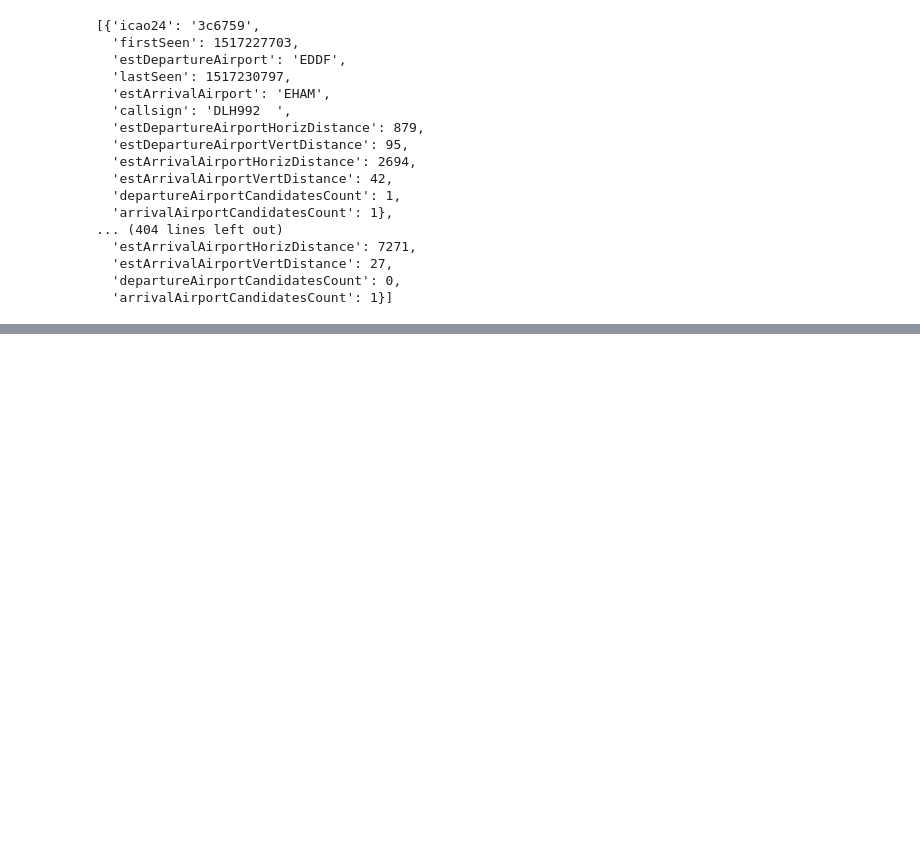
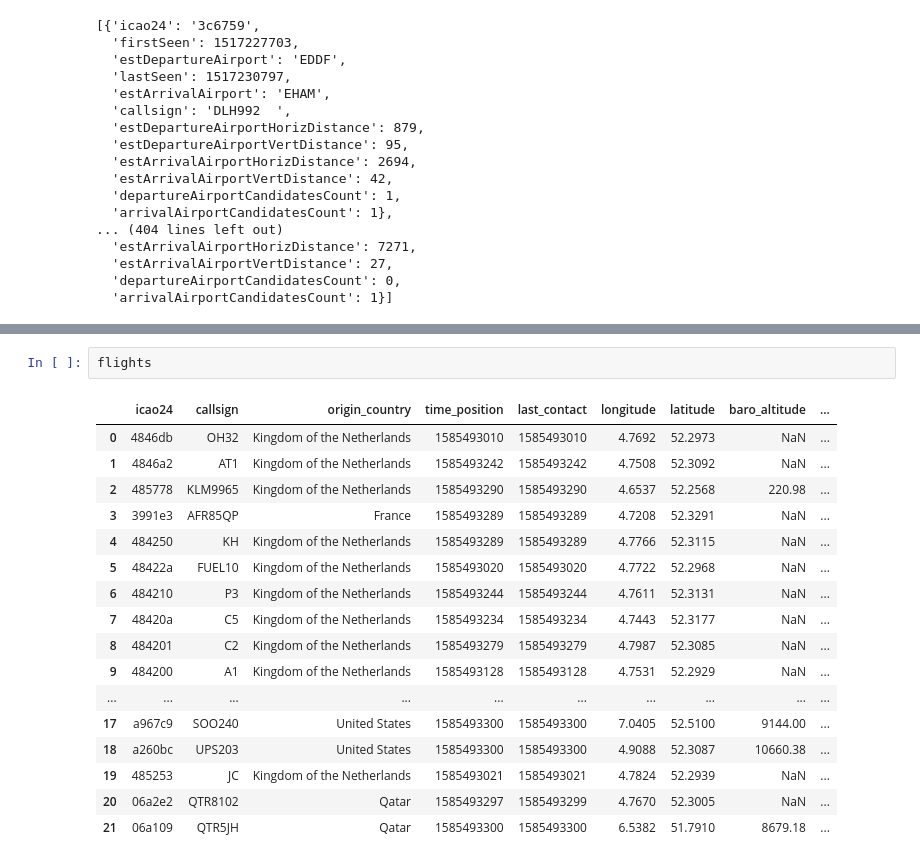
Before and after one commit to jvanelteren/flight_data_plotter, a Jupyter notebook: flight_monitoring.ipynb, the cells around one changed output, grey strips where cells are left out. Saved outputs shown, nothing was run; the diff lists cells and outputs as text; blank space fills up the shorter version.

```diff
--- a/flight_monitoring.ipynb
+++ b/flight_monitoring.ipynb
@@ -117,0 +138,20 @@ data
+# %%
+flights
+# %% [output]
+|  | icao24 | callsign | origin_country | time_position | last_contact | longitude | latitude | baro_altitude | ... |
+| 0 | 4846db | OH32 | Kingdom of the Netherlands | 1585493010 | 1585493010 | 4.7692 | 52.2973 | NaN | ... |
+| 1 | 4846a2 | AT1 | Kingdom of the Netherlands | 1585493242 | 1585493242 | 4.7508 | 52.3092 | NaN | ... |
+| 2 | 485778 | KLM9965 | Kingdom of the Netherlands | 1585493290 | 1585493290 | 4.6537 | 52.2568 | 220.98 | ... |
+| 3 | 3991e3 | AFR85QP | France | 1585493289 | 1585493289 | 4.7208 | 52.3291 | NaN | ... |
+| 4 | 484250 | KH | Kingdom of the Netherlands | 1585493289 | 1585493289 | 4.7766 | 52.3115 | NaN | ... |
+| 5 | 48422a | FUEL10 | Kingdom of the Netherlands | 1585493020 | 1585493020 | 4.7722 | 52.2968 | NaN | ... |
+| 6 | 484210 | P3 | Kingdom of the Netherlands | 1585493244 | 1585493244 | 4.7611 | 52.3131 | NaN | ... |
+| 7 | 48420a | C5 | Kingdom of the Netherlands | 1585493234 | 1585493234 | 4.7443 | 52.3177 | NaN | ... |
+| 8 | 484201 | C2 | Kingdom of the Netherlands | 1585493279 | 1585493279 | 4.7987 | 52.3085 | NaN | ... |
+| 9 | 484200 | A1 | Kingdom of the Netherlands | 1585493128 | 1585493128 | 4.7531 | 52.2929 | NaN | ... |
+| ... | ... | ... | ... | ... | ... | ... | ... | ... | ... |
+| 17 | a967c9 | SOO240 | United States | 1585493300 | 1585493300 | 7.0405 | 52.5100 | 9144.00 | ... |
+| 18 | a260bc | UPS203 | United States | 1585493300 | 1585493300 | 4.9088 | 52.3087 | 10660.38 | ... |
+| 19 | 485253 | JC | Kingdom of the Netherlands | 1585493021 | 1585493021 | 4.7824 | 52.2939 | NaN | ... |
+| 20 | 06a2e2 | QTR8102 | Qatar | 1585493297 | 1585493299 | 4.7670 | 52.3005 | NaN | ... |
+| 21 | 06a109 | QTR5JH | Qatar | 1585493300 | 1585493300 | 6.5382 | 51.7910 | 8679.18 | ... |
```
Also changed, not shown: parts of 10 cells of this notebook.
